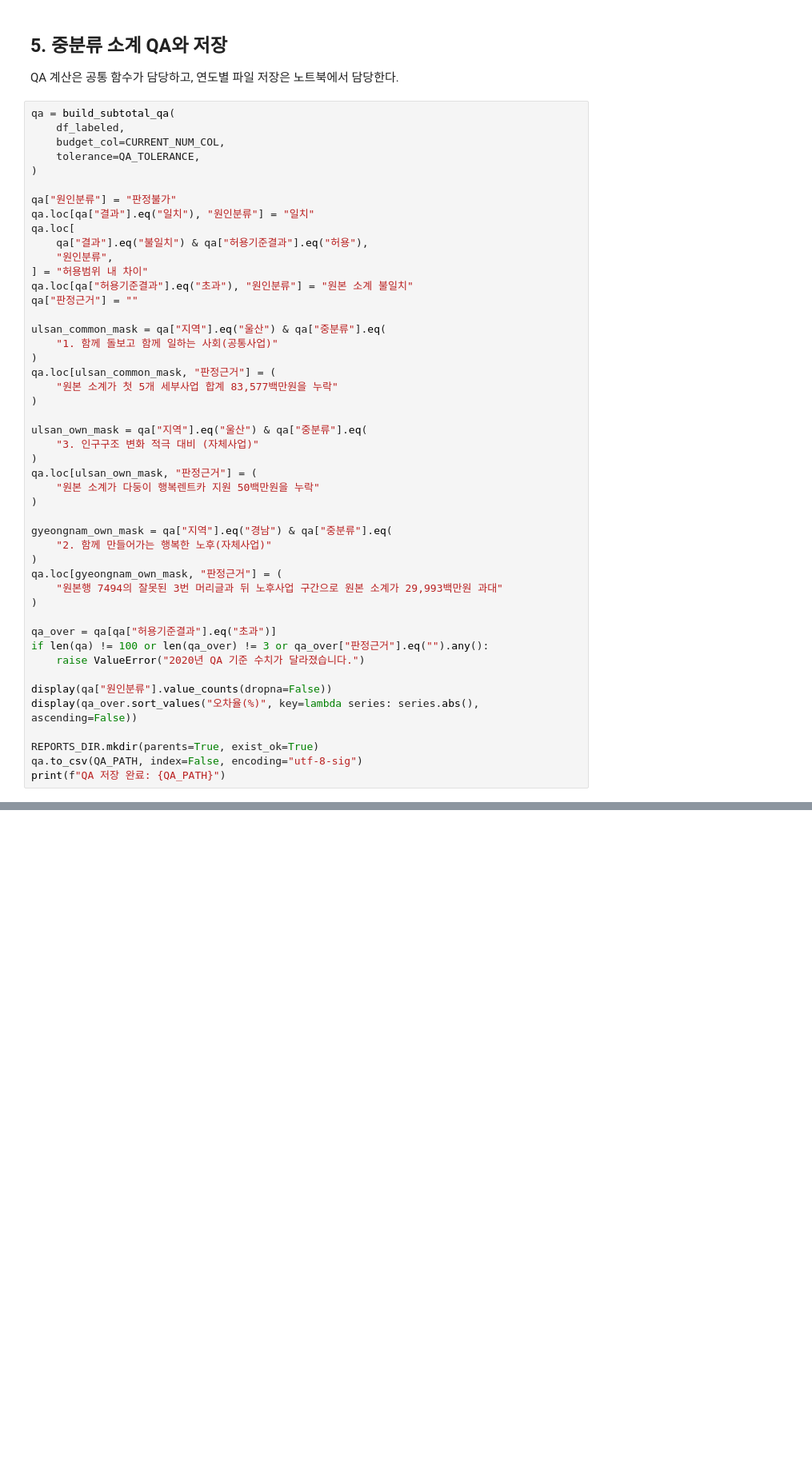
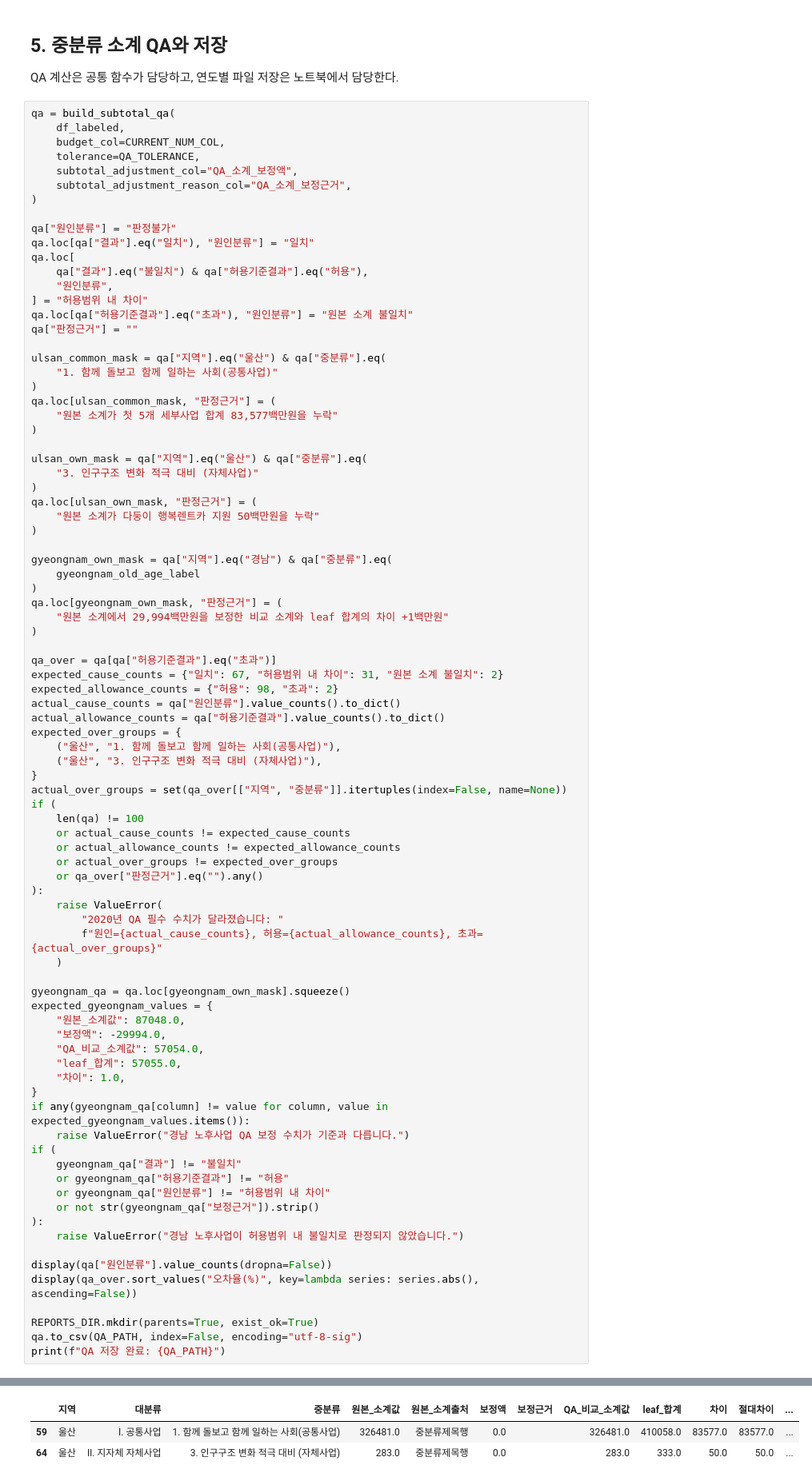
Before and after one commit to JungYeoni/yumocha, a Jupyter notebook: notebooks/20260721_EDA_2020_전국_시도분리정제.ipynb, the cells around one changed output, grey strips where cells are left out. Shown at 80% size. Drawn from its saved outputs; the diff is of its cells as text; blank space fills up the shorter version.

```diff
--- a/notebooks/20260721_EDA_2020_전국_시도분리정제.ipynb
+++ b/notebooks/20260721_EDA_2020_전국_시도분리정제.ipynb
@@ -238,6 +328,8 @@ qa = build_subtotal_qa(
     df_labeled,
     budget_col=CURRENT_NUM_COL,
     tolerance=QA_TOLERANCE,
+    subtotal_adjustment_col="QA_소계_보정액",
+    subtotal_adjustment_reason_col="QA_소계_보정근거",
 )
 
 qa["원인분류"] = "판정불가"
@@ -264,15 +356,51 @@ qa.loc[ulsan_own_mask, "판정근거"] = (
 )
 
 gyeongnam_own_mask = qa["지역"].eq("경남") & qa["중분류"].eq(
-    "2. 함께 만들어가는 행복한 노후(자체사업)"
+    gyeongnam_old_age_label
 )
 qa.loc[gyeongnam_own_mask, "판정근거"] = (
-    "원본행 7494의 잘못된 3번 머리글과 뒤 노후사업 구간으로 원본 소계가 29,993백만원 과대"
+    "원본 소계에서 29,994백만원을 보정한 비교 소계와 leaf 합계의 차이 +1백만원"
 )
 
 qa_over = qa[qa["허용기준결과"].eq("초과")]
-if len(qa) != 100 or len(qa_over) != 3 or qa_over["판정근거"].eq("").any():
-    raise ValueError("2020년 QA 기준 수치가 달라졌습니다.")
+expected_cause_counts = {"일치": 67, "허용범위 내 차이": 31, "원본 소계 불일치": 2}
+expected_allowance_counts = {"허용": 98, "초과": 2}
+actual_cause_counts = qa["원인분류"].value_counts().to_dict()
+actual_allowance_counts = qa["허용기준결과"].value_counts().to_dict()
+expected_over_groups = {
+    ("울산", "1. 함께 돌보고 함께 일하는 사회(공통사업)"),
+    ("울산", "3. 인구구조 변화 적극 대비 (자체사업)"),
+}
+actual_over_groups = set(qa_over[["지역", "중분류"]].itertuples(index=False, name=None))
+if (
+    len(qa) != 100
+    or actual_cause_counts != expected_cause_counts
+    or actual_allowance_counts != expected_allowance_counts
+    or actual_over_groups != expected_over_groups
+    or qa_over["판정근거"].eq("").any()
+):
+    raise ValueError(
+        "2020년 QA 필수 수치가 달라졌습니다: "
+        f"원인={actual_cause_counts}, 허용={actual_allowance_counts}, 초과={actual_over_groups}"
+    )
+
+gyeongnam_qa = qa.loc[gyeongnam_own_mask].squeeze()
+expected_gyeongnam_values = {
+    "원본_소계값": 87048.0,
+    "보정액": -29994.0,
+    "QA_비교_소계값": 57054.0,
+    "leaf_합계": 57055.0,
+    "차이": 1.0,
+}
+if any(gyeongnam_qa[column] != value for column, value in expected_gyeongnam_values.items()):
+    raise ValueError("경남 노후사업 QA 보정 수치가 기준과 다릅니다.")
+if (
+    gyeongnam_qa["결과"] != "불일치"
+    or gyeongnam_qa["허용기준결과"] != "허용"
+    or gyeongnam_qa["원인분류"] != "허용범위 내 차이"
+    or not str(gyeongnam_qa["보정근거"]).strip()
+):
+    raise ValueError("경남 노후사업이 허용범위 내 불일치로 판정되지 않았습니다.")
 
 display(qa["원인분류"].value_counts(dropna=False))
 display(qa_over.sort_values("오차율(%)", key=lambda series: series.abs(), ascending=False))
@@ -280,3 +408,4 @@ display(qa_over.sort_values("오차율(%)", key=lambda series: series.abs(), asc
 REPORTS_DIR.mkdir(parents=True, exist_ok=True)
 qa.to_csv(QA_PATH, index=False, encoding="utf-8-sig")
 print(f"QA 저장 완료: {QA_PATH}")
+# %% [output]
@@ -282,0 +417,3 @@ print(f"QA 저장 완료: {QA_PATH}")
+|  | 지역 | 대분류 | 중분류 | 원본_소계값 | 원본_소계출처 | 보정액 | 보정근거 | QA_비교_소계값 | leaf_합계 | 차이 | 절대차이 | ... |
+| 59 | 울산 | Ⅰ. 공통사업 | 1. 함께 돌보고 함께 일하는 사회(공통사업) | 326481.0 | 중분류제목행 | 0.0 |  | 326481.0 | 410058.0 | 83577.0 | 83577.0 | ... |
+| 64 | 울산 | Ⅱ. 지자체 자체사업 | 3. 인구구조 변화 적극 대비 (자체사업) | 283.0 | 중분류제목행 | 0.0 |  | 283.0 | 333.0 | 50.0 | 50.0 | ... |
```
Also changed, not shown: parts of 11 cells of this notebook, 9 other files.
